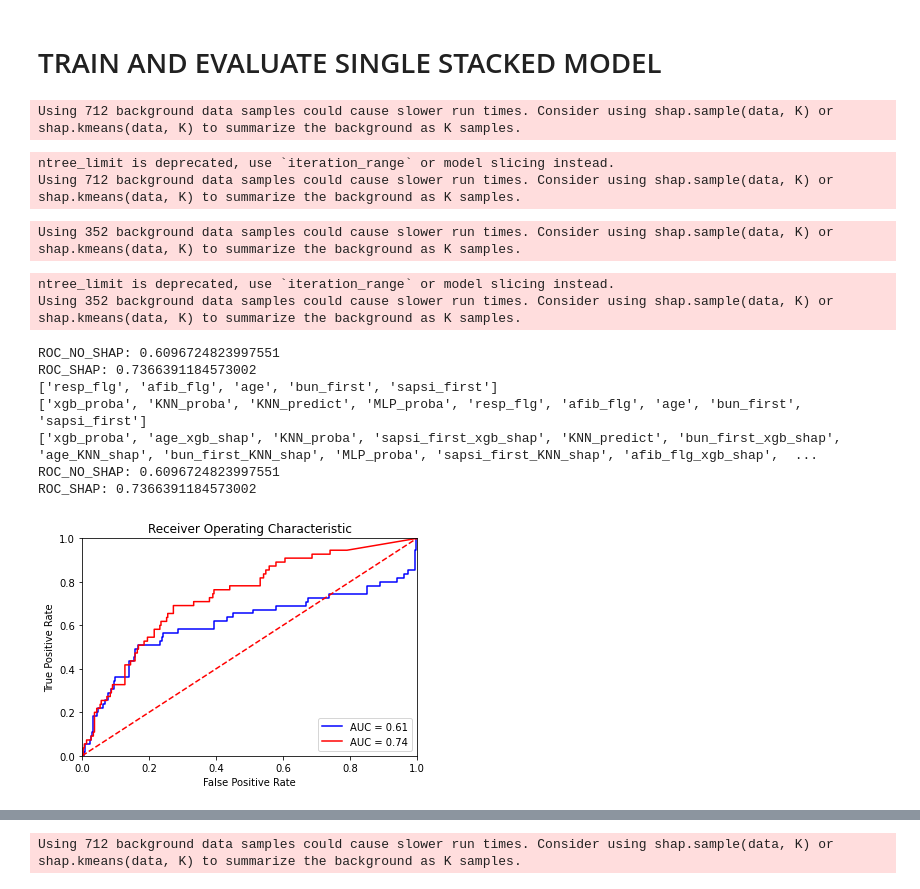
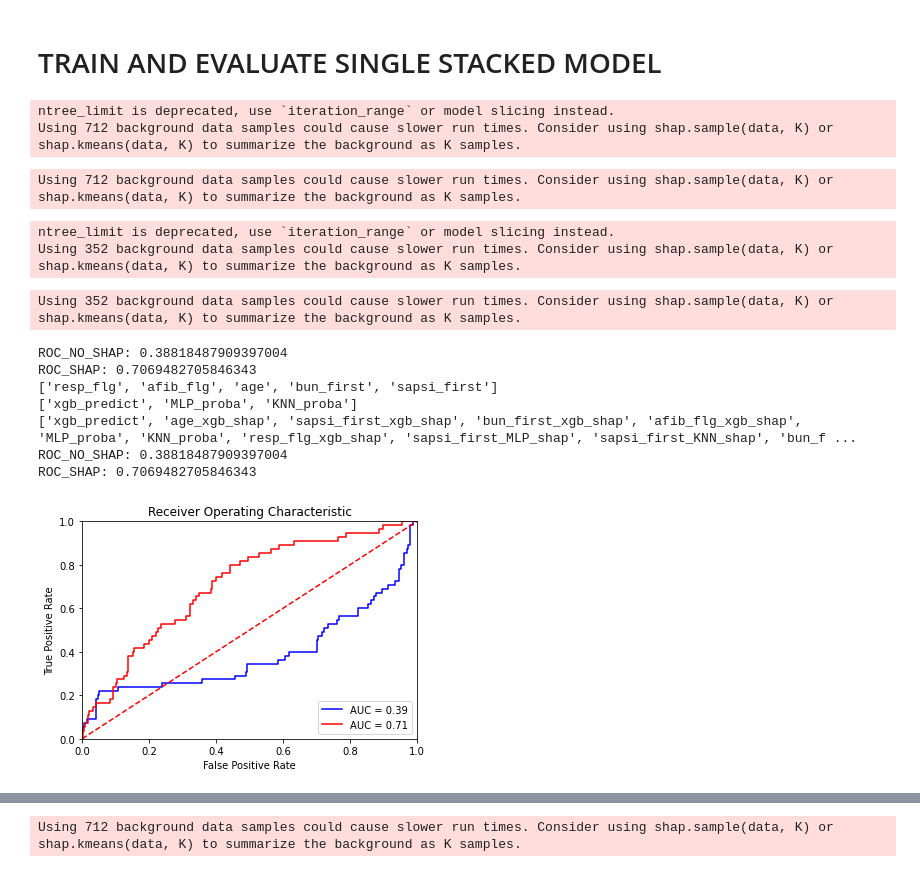
Before and after one commit to jessefphipps/SHAP-boost, a Jupyter notebook: Validation/SHAP_boost_validation_0.0.1.ipynb, the cells around one changed output, grey strips where cells are left out. Drawn from its saved outputs; the diff is of its cells as text; code cells hidden in the pictures.

```diff
--- a/Validation/SHAP_boost_validation_0.0.1.ipynb
+++ b/Validation/SHAP_boost_validation_0.0.1.ipynb
@@ -219,14 +238,14 @@ features_to_drop = ['mort_day_censored', 'censor_flg', 'hosp_exp_flg', 'icu_exp_
 model_parameters = {}
 
 model_parameters['xgb'] = {}
-model_parameters['xgb']['n_estimators'] = 151
-model_parameters['xgb']['max_depth'] = 4
+model_parameters['xgb']['n_estimators'] = 200
+model_parameters['xgb']['max_depth'] = 8
 
 model_parameters['KNN'] = {}
-model_parameters['KNN']['n_neighbors'] = 4
+model_parameters['KNN']['n_neighbors'] = 20
 
 model_parameters['MLP'] = {}
-model_parameters['MLP']['alpha'] = 0.01
+model_parameters['MLP']['alpha'] = 0.1
 model_parameters['MLP']['max_iter'] = 1000
 
 model_parameters['feature_selection_level_1'] = {}
@@ -240,7 +259,7 @@ X_train, X_test, y_train, y_test= prepare_csv_data(filepath=filepath, y_label=y_
 
 stacked_model = train_stacked_model_full(model_parameters, X_train, y_train)
 
-roc_no_shap, roc_shap, acc_no_shap, acc_shap = test_stacked_model_full(model_parameters, stacked_model, X_test, y_test)
+roc_no_shap, roc_shap, acc_no_shap, acc_shap, precision_no_shap, precision_shap, recall_no_shap, recall_shap, specificity_no_shap, specificity_shap = test_stacked_model_full(model_parameters, stacked_model, X_test, y_test)
 
 print('ROC_NO_SHAP: ' + str(roc_no_shap))
 print('ROC_SHAP: ' + str(roc_shap))
@@ -251,39 +270,39 @@ print(stacked_model['meta_shap_features'])
 
 print('ROC_NO_SHAP: ' + str(roc_no_shap))
 print('ROC_SHAP: ' + str(roc_shap))
 
 proba = stacked_model['meta'].predict_proba(X_test[stacked_model['meta_features']])[:, 1]
 fpr, tpr, threshold = roc_curve(y_test, proba)
 roc_auc = auc(fpr, tpr)
 
 plt.title('Receiver Operating Characteristic')
 plt.plot(fpr, tpr, 'b', label = 'AUC = %0.2f' % roc_auc)
 
 proba = stacked_model['meta_shap'].predict_proba(X_test[stacked_model['meta_shap_features']])[:, 1]
 fpr, tpr, threshold = roc_curve(y_test, proba)
 roc_auc = auc(fpr, tpr)
 
 plt.plot(fpr, tpr, 'r', label = 'AUC = %0.2f' % roc_auc)
 
 plt.legend(loc = 'lower right')
 plt.plot([0, 1], [0, 1],'r--')
 plt.xlim([0, 1])
 plt.ylim([0, 1])
 plt.ylabel('True Positive Rate')
 plt.xlabel('False Positive Rate')
 plt.show()
 # %% [output]
+ntree_limit is deprecated, use `iteration_range` or model slicing instead.
 Using 712 background data samples could cause slower run times. Consider using shap.sample(data, K) or shap.kmeans(data, K) to summarize the background as K samples.
-ntree_limit is deprecated, use `iteration_range` or model slicing instead.
 Using 712 background data samples could cause slower run times. Consider using shap.sample(data, K) or shap.kmeans(data, K) to summarize the background as K samples.
+ntree_limit is deprecated, use `iteration_range` or model slicing instead.
 Using 352 background data samples could cause slower run times. Consider using shap.sample(data, K) or shap.kmeans(data, K) to summarize the background as K samples.
-ntree_limit is deprecated, use `iteration_range` or model slicing instead.
 Using 352 background data samples could cause slower run times. Consider using shap.sample(data, K) or shap.kmeans(data, K) to summarize the background as K samples.
-ROC_NO_SHAP: 0.6096724823997551
-ROC_SHAP: 0.7366391184573002
+ROC_NO_SHAP: 0.38818487909397004
+ROC_SHAP: 0.7069482705846343
 ['resp_flg', 'afib_flg', 'age', 'bun_first', 'sapsi_first']
-['xgb_proba', 'KNN_proba', 'KNN_predict', 'MLP_proba', 'resp_flg', 'afib_flg', 'age', 'bun_first', 'sapsi_first']
-['xgb_proba', 'age_xgb_shap', 'KNN_proba', 'sapsi_first_xgb_shap', 'KNN_predict', 'bun_first_xgb_shap', 'age_KNN_shap', 'bun_first_KNN_shap', 'MLP_proba', 'sapsi_first_KNN_shap', 'afib_flg_xgb_shap',  ...
-ROC_NO_SHAP: 0.6096724823997551
-ROC_SHAP: 0.7366391184573002
+['xgb_predict', 'MLP_proba', 'KNN_proba']
+['xgb_predict', 'age_xgb_shap', 'sapsi_first_xgb_shap', 'bun_first_xgb_shap', 'afib_flg_xgb_shap', 'MLP_proba', 'KNN_proba', 'resp_flg_xgb_shap', 'sapsi_first_MLP_shap', 'sapsi_first_KNN_shap', 'bun_f ...
+ROC_NO_SHAP: 0.38818487909397004
+ROC_SHAP: 0.7069482705846343
-[figure, old version]
+[figure, new version]
```
Also changed, not shown: parts of 3 cells of this notebook, 8 other files.
